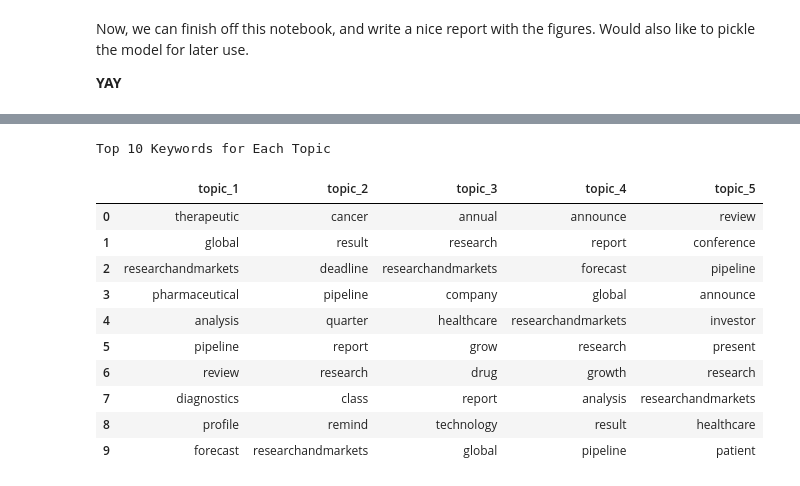
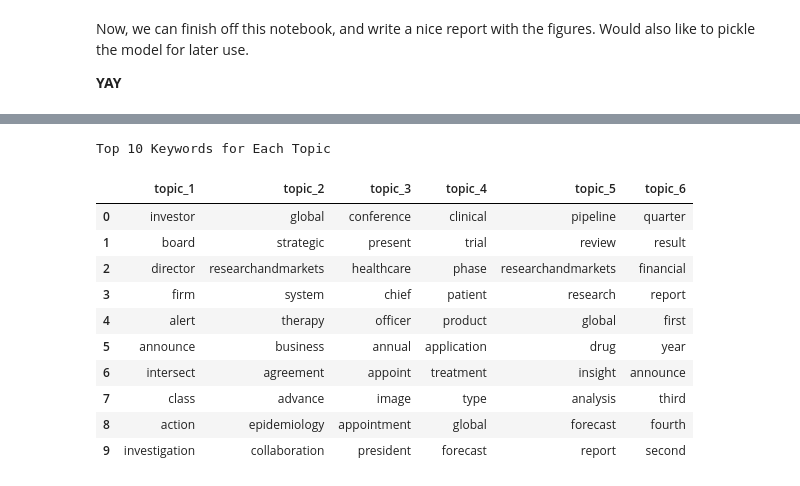
Before and after one commit to mikebrowne/BioPharmaceuticalFactorModel, a Jupyter notebook: notebooks/exploratory/05-TopicModelling-NotesAndPlayground.ipynb, the cells around one changed output, grey strips where cells are left out. Saved outputs shown, nothing was run; the diff lists cells and outputs as text; code cells hidden in the pictures.

Commit message:
Ran new model fully

```diff
--- a/notebooks/exploratory/05-TopicModelling-NotesAndPlayground.ipynb
+++ b/notebooks/exploratory/05-TopicModelling-NotesAndPlayground.ipynb
@@ -791,28 +799,28 @@ LDA_holder.models.model_df
 # %%
-m = LDA_holder.models.model_df.loc[5].model
+m = LDA_holder.models.model_df.loc[6].model
 
 num_topics = m.num_topics
 num_keywords = 10
 
 top_words_df = pd.DataFrame({"topic_{}".format(n+1): get_top_n_words_in_topic(m, n, dictionary, num_keywords) for
                              n in range(num_topics)}, index=[i for i in range(num_keywords)])
 
 print("Top {} Keywords for Each Topic".format(num_keywords))
 words_in_multiple_topics = top_words_df.stack().value_counts().loc[top_words_df.stack().value_counts() > 1].index.tolist()
 
 styled_top_words_df = top_words_df.style.apply(highlight_word, args=(words_in_multiple_topics,))
 
 styled_top_words_df
 # %% [output]
 Top 10 Keywords for Each Topic
-|  | topic_1 | topic_2 | topic_3 | topic_4 | topic_5 |
-| 0 | therapeutic | cancer | annual | announce | review |
-| 1 | global | result | research | report | conference |
-| 2 | researchandmarkets | deadline | researchandmarkets | forecast | pipeline |
-| 3 | pharmaceutical | pipeline | company | global | announce |
-| 4 | analysis | quarter | healthcare | researchandmarkets | investor |
-| 5 | pipeline | report | grow | research | present |
-| 6 | review | research | drug | growth | research |
-| 7 | diagnostics | class | report | analysis | researchandmarkets |
-| 8 | profile | remind | technology | result | healthcare |
-| 9 | forecast | researchandmarkets | global | pipeline | patient |
+|  | topic_1 | topic_2 | topic_3 | topic_4 | topic_5 | topic_6 |
+| 0 | investor | global | conference | clinical | pipeline | quarter |
+| 1 | board | strategic | present | trial | review | result |
+| 2 | director | researchandmarkets | healthcare | phase | researchandmarkets | financial |
+| 3 | firm | system | chief | patient | research | report |
+| 4 | alert | therapy | officer | product | global | first |
+| 5 | announce | business | annual | application | drug | year |
+| 6 | intersect | agreement | appoint | treatment | insight | announce |
+| 7 | class | advance | image | type | analysis | third |
+| 8 | action | epidemiology | appointment | global | forecast | fourth |
+| 9 | investigation | collaboration | president | forecast | report | second |
```
Also changed, not shown: parts of 1 cell of this notebook, 4 other files.
